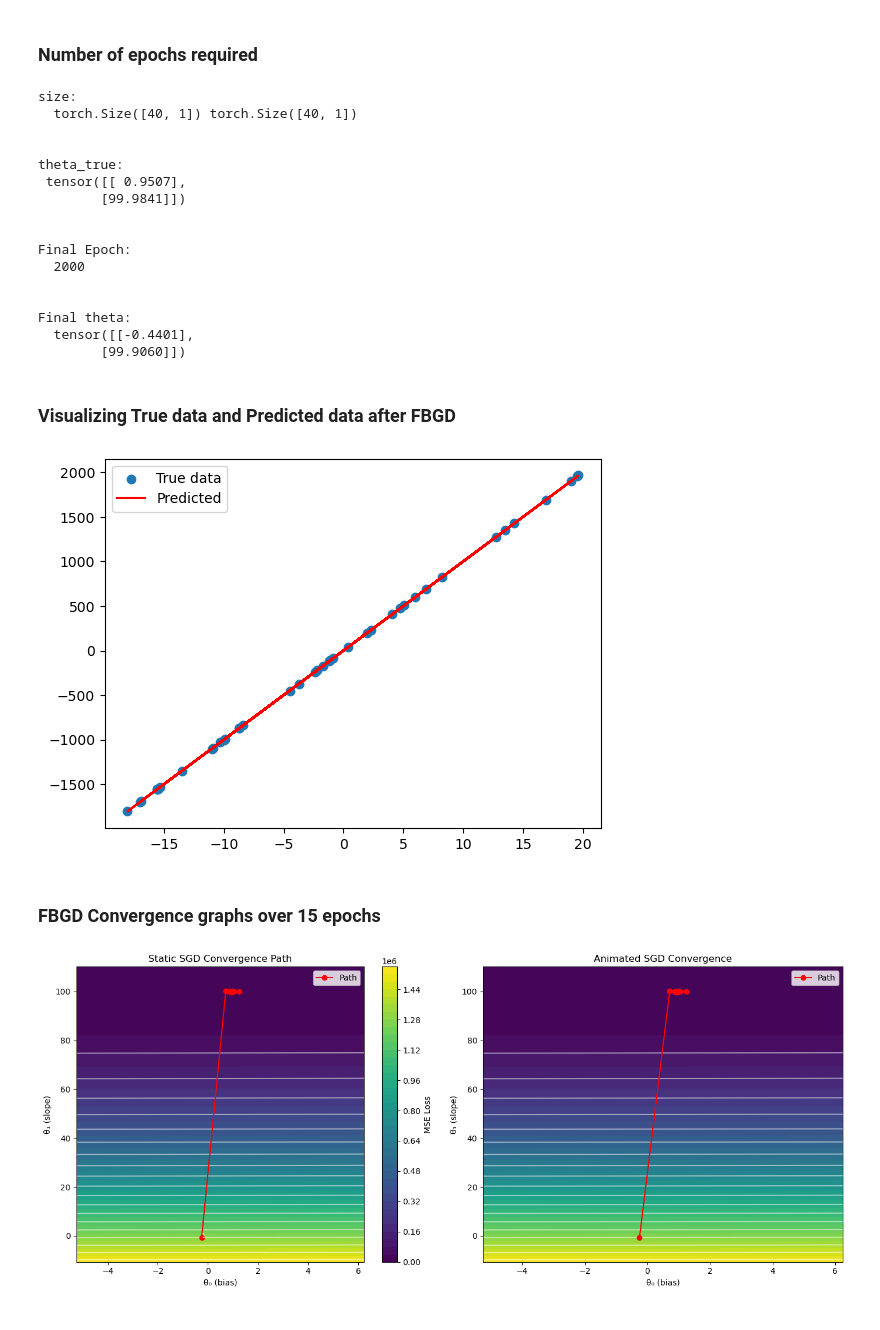
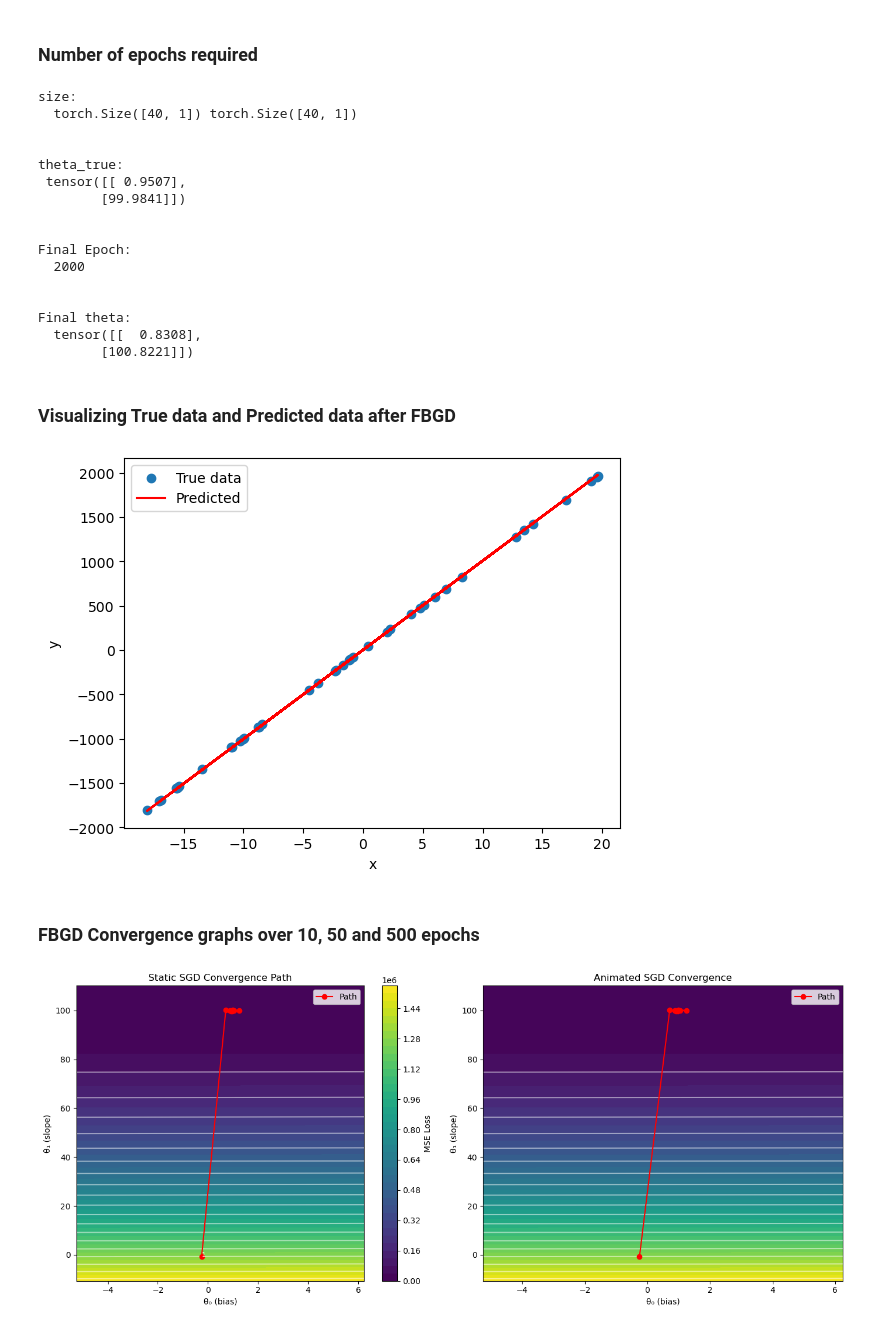
Before and after one commit to SAIGAWALI/Image-Reconstruction-and-Logistic-Regression, a Jupyter notebook: Task1/Part1/main_Part-1.ipynb, the cells around one changed output. Cells and saved outputs as stored; diff of their text form; code cells hidden in the pictures.

```diff
--- a/Task1/Part1/main_Part-1.ipynb
+++ b/Task1/Part1/main_Part-1.ipynb
@@ -192,8 +185,9 @@ print("\n")
 
 theta_hist=[]
 loss_hist=[]
-learning_rate=0.001
+learning_rate=0.002
 Epoch=0
+
 while(True):
     Epoch+=1
     theta_old=theta.clone()
@@ -341,7 +328,7 @@ print(x1.shape,y.shape)
 # %% [markdown]
 ### Number of epochs required
 # %%
-theta=torch.randn((2,1),requires_grad=True)#initialize
+theta=torch.randn((2,1),requires_grad=True) #initialize
 
 y=torch.tensor(y,dtype=torch.float32).view(-1,1)
 x=torch.tensor(x1,dtype=torch.float32).view(-1,1)
@@ -358,6 +345,7 @@ Epoch=0
 theta_hist=[]
 loss_hist=[]
 learning_rate=0.005
+
 while(True):
     Epoch+=1
     theta_old=theta.clone()
@@ -396,19 +384,21 @@ Final Epoch:
 
 
 Final theta:
-  tensor([[-0.4401],
-        [99.9060]])
+  tensor([[  0.8308],
+        [100.8221]])
 # %% [markdown]
 ### Visualizing True data and Predicted data after FBGD
 # %%
 y_pred = theta[0]+x*theta[1]
 
 plt.scatter(x.numpy(), y.numpy(), label='True data')
 plt.plot(x.numpy(), y_pred.detach().numpy(), color='red', label='Predicted')
+plt.xlabel('x')
+plt.ylabel('y')
 plt.legend()
 plt.show()
 # %% [output]
-[figure, old version]
+[figure, new version]
 # %% [markdown]
-### FBGD Convergence graphs over 15 epochs
+### FBGD Convergence graphs over 10, 50 and 500 epochs
 # %%
```
Also changed, not shown: parts of 16 cells of this notebook, 14 other files.
